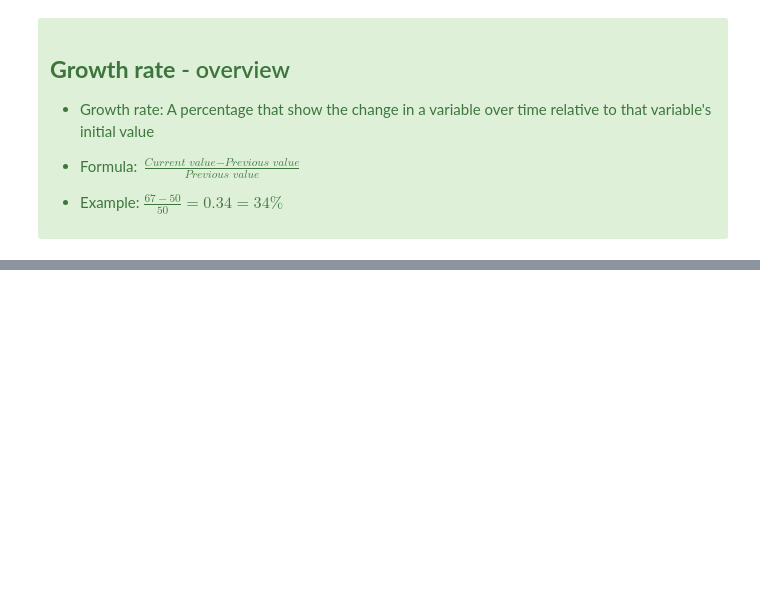
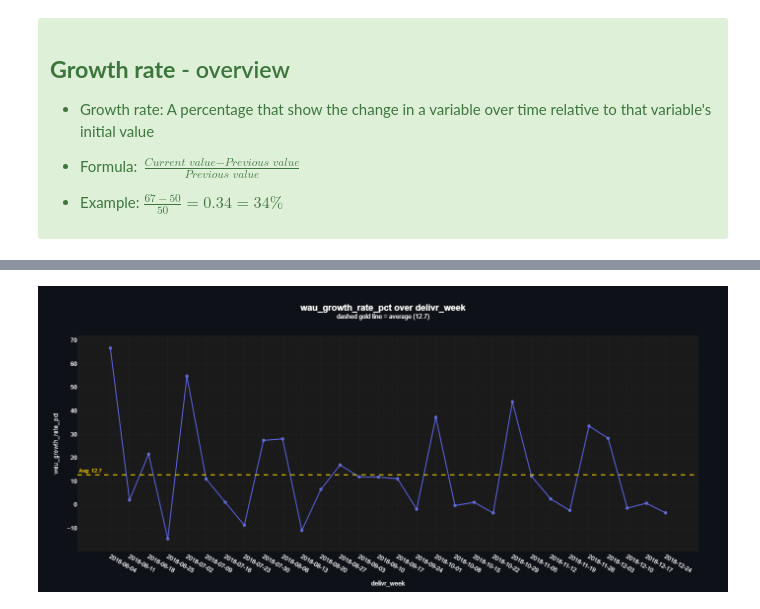
Before and after one commit to arianmokhtariha/Delivr-Business-Analysis, a Jupyter notebook: user-centric-KPI's.ipynb, the cells around one changed output, grey strips where cells are left out. Cells and saved outputs as stored; diff of their text form; code cells hidden in the pictures; blank space fills up the shorter version.

```diff
--- a/user-centric-KPI's.ipynb
+++ b/user-centric-KPI's.ipynb
@@ -502,0 +568,10 @@ growth_query = run_query('''
+# %%
+wau_growth_rate_lineplot = line_plot(df=wau_growth_rate_query,
+                                     x='delivr_week',
+                                     y='wau_growth_rate_pct',
+                                     avg_line=True)
+wau_growth_rate_lineplot
+
+# this plot has a 4 week apart peek signals
+# %% [output]
+[figure, added]
```
Also changed, not shown: parts of 6 cells of this notebook.
